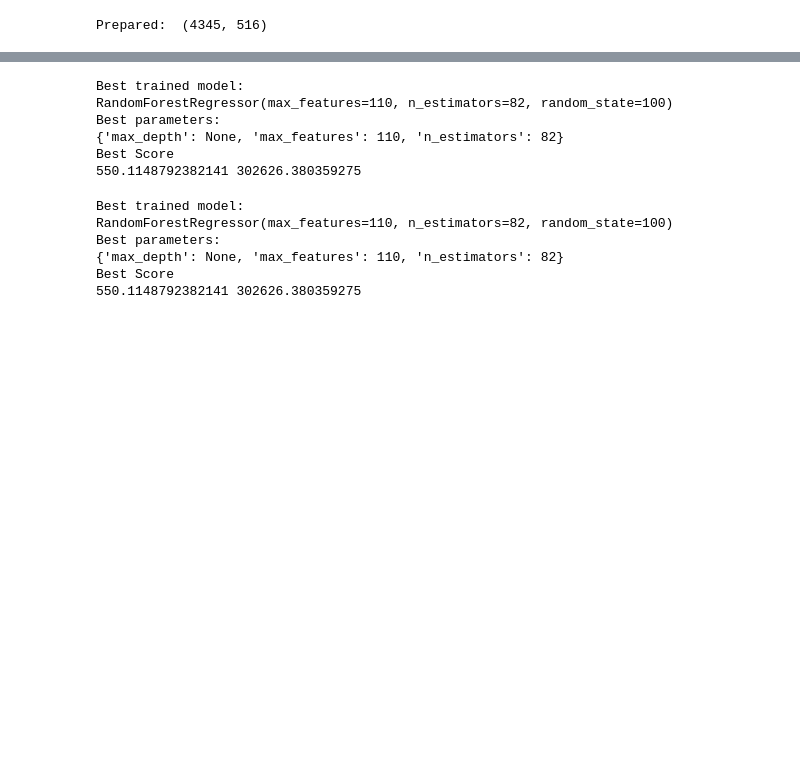
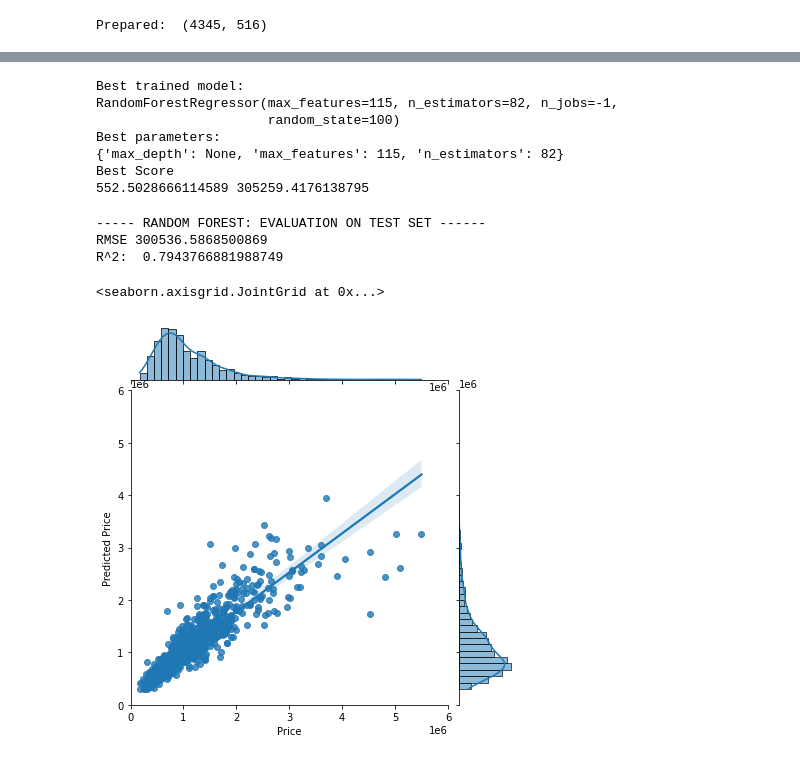
Before and after one commit to miguelMarchPiris/trabajo-ia, a Jupyter notebook: Notebook_Entrega.ipynb, the cells around one changed output, grey strips where cells are left out. Saved outputs shown, nothing was run; the diff lists cells and outputs as text; code cells hidden in the pictures; blank space fills up the shorter version.

```diff
--- a/Notebook_Entrega.ipynb
+++ b/Notebook_Entrega.ipynb
@@ -707,48 +1204,51 @@ Prepared:  (4345, 516)
 # %%
 rf_param_grid = {
-                'max_features': range(10,120,50),
+                'max_features': range(90,120,5),
                 'n_estimators': [82],
                     'max_depth': [None],
-                   #'bootstrap': [False],
-                #"min_samples_split":[2,3],
-                #"min_samples_leaf":[1,2],
+                    #'bootstrap': [False],
+                    #"min_samples_split":[2,3],
+                    #"min_samples_leaf":[1,2],
 }
-apply_gridsearch(model=RandomForestRegressor(random_state=100),
+best_rf_model = apply_gridsearch(model=RandomForestRegressor(random_state=100,n_jobs=-1),
                  params=rf_param_grid,
                  X_train_gs=X_train_prepared,
                  y_train_gs=y_train_rf)
 # %% [output]
 Best trained model:
-RandomForestRegressor(max_features=110, n_estimators=82, random_state=100)
+RandomForestRegressor(max_features=115, n_estimators=82, n_jobs=-1,
+                      random_state=100)
 Best parameters:
-{'max_depth': None, 'max_features': 110, 'n_estimators': 82}
+{'max_depth': None, 'max_features': 115, 'n_estimators': 82}
 Best Score
-550.1148792382141 302626.380359275
+552.5028666114589 305259.4176138795
-# %%
-model = RandomForestRegressor(random_state=100)
-rf_param_grid = {
-                'max_features': range(10,120,50),
-                'n_estimators': [82],
-                    'max_depth': [None],
-                   #'bootstrap': [False],
-                #"min_samples_split":[2,3],
-                #"min_samples_leaf":[1,2],
-}
-rf_grid_search = GridSearchCV(model, param_grid=rf_param_grid, cv=5,
-                           scoring='neg_root_mean_squared_error',
-                           return_train_score=True,n_jobs=-1)
-rf_grid_search.fit(X_train_prepared, y_train)
-
-print("Best trained model:")
-print(rf_grid_search.best_estimator_)
-print("Best parameters:")
-print(rf_grid_search.best_params_)
-print("Best Score")
-print(np.sqrt(-rf_grid_search.best_score_),-rf_grid_search.best_score_)
-# %% [output]
-Best trained model:
-RandomForestRegressor(max_features=110, n_estimators=82, random_state=100)
-Best parameters:
-{'max_depth': None, 'max_features': 110, 'n_estimators': 82}
-Best Score
-550.1148792382141 302626.380359275
+# %%
+model = best_rf_model
+
+X_train_prepared = rf_full_pipe_final.fit_transform(X_train,y_train)
+X_test_prepared  = rf_full_pipe_final.transform(X_test)
+# fit the model
+model.fit(X_train_prepared, y_train)
+
+# predict training set
+y_pred = model.predict(X_test_prepared)
+
+## Evaluate the model and plot it
+from sklearn.metrics import mean_squared_error, r2_score
+print("----- RANDOM FOREST: EVALUATION ON TEST SET ------")
+rmse=np.sqrt(mean_squared_error(y_test, y_pred))
+print("RMSE",rmse)
+r2=r2_score(y_test, y_pred)
+print("R^2: ",r2)
+
+result = pd.DataFrame({"Price":y_test,
+                      "Predicted Price":y_pred})
+
+# I prefer this plot.
+sns.jointplot(data=result, x="Price", y="Predicted Price",xlim=(0,6000000),ylim=(0,6000000),kind="reg")
+# %% [output]
+----- RANDOM FOREST: EVALUATION ON TEST SET ------
+RMSE 300536.5868500869
+R^2:  0.7943766881988749
+<seaborn.axisgrid.JointGrid at 0x...>
+[figure, added]
```
Also changed, not shown: parts of 23 cells of this notebook, 2 other files.
